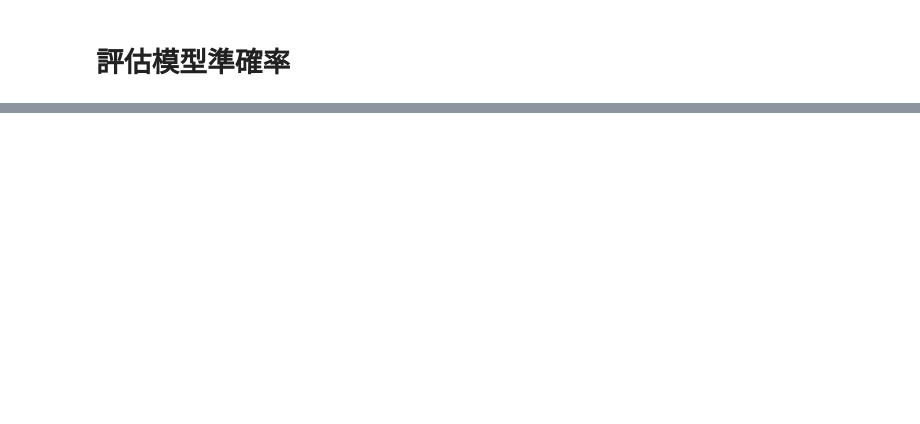
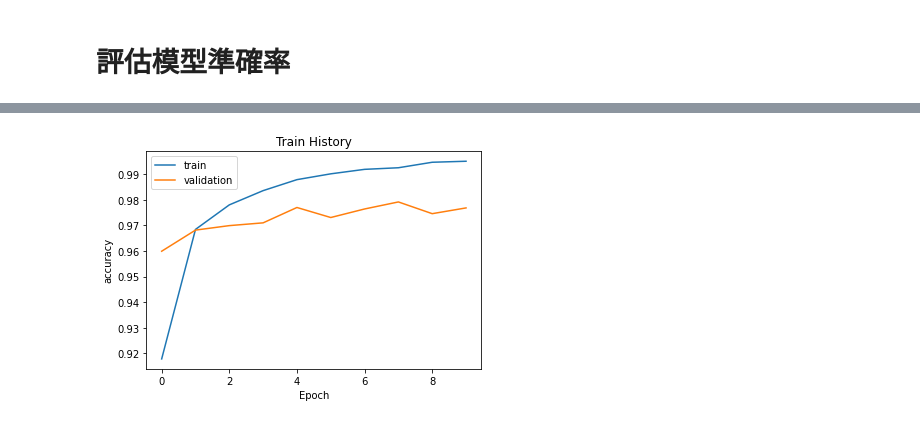
Before and after one commit to willhwh/3rd-ML100Days, a Jupyter notebook: Day_070-Keras_Mnist_MLP_HW.ipynb, the cells around one changed output, grey strips where cells are left out. Cells and saved outputs as stored; diff of their text form; code cells hidden in the pictures; blank space fills up the shorter version.

```diff
--- a/Day_070-Keras_Mnist_MLP_HW.ipynb
+++ b/Day_070-Keras_Mnist_MLP_HW.ipynb
@@ -114,0 +121,6 @@ accuracy= 0.9769999980926514
+# %%
+model=Sequential()
+model.add(Dense(units=256, input_dim=784, kernel_initializer='normal', activation='relu'))
+model.add(Dense(units=64, kernel_initializer='normal', activation='relu'))
+model.add(Dense(units=10, kernel_initializer='normal', activation='softmax'))
+model.summary()
@@ -114,0 +142,8 @@ accuracy= 0.9769999980926514
+# %%
+model.compile(loss='categorical_crossentropy',
+              optimizer='adam', metrics=['accuracy'])
+# %%
+train_history =model.fit(x=x_Train_normalize,
+                         y=y_Train_OneHot,
+                         validation_split=0.2,
+                         epochs=10, batch_size=32,verbose=1)
@@ -114,0 +171,4 @@ accuracy= 0.9769999980926514
+# %%
+show_train_history(train_history,'accuracy','val_accuracy')
+# %% [output]
+[figure, added]
```
Also changed, not shown: parts of 12 cells of this notebook, 1 other file.
